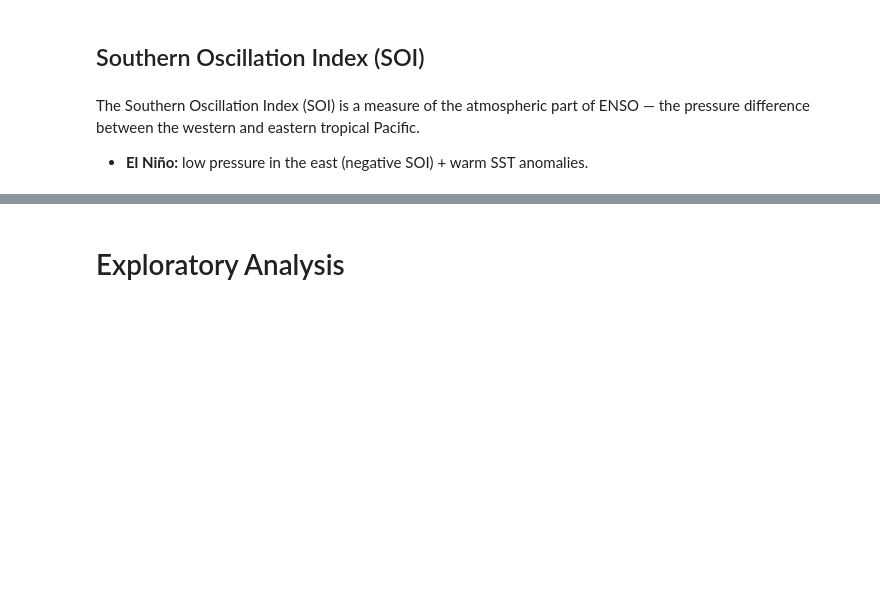
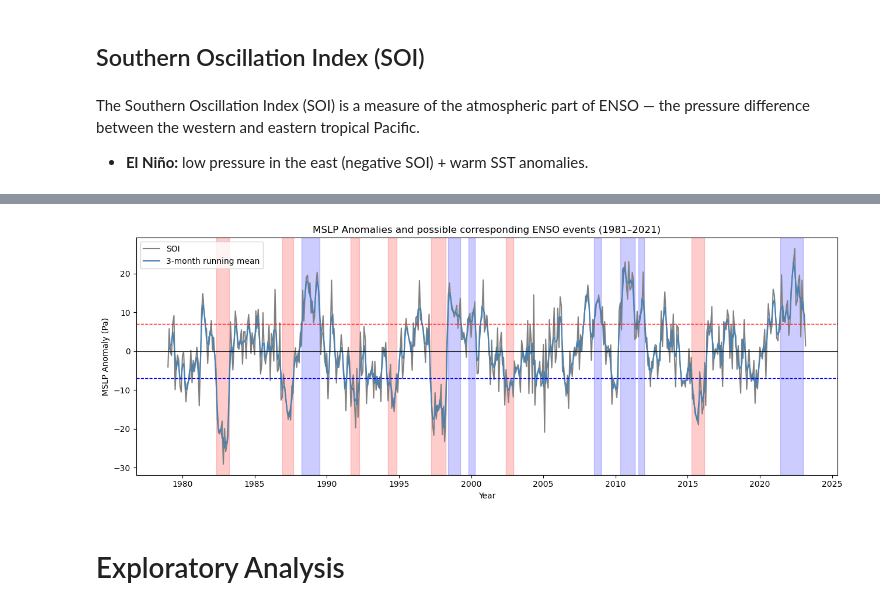
Before and after one commit to marianaolm/ML-climate, a Jupyter notebook: project_elnino.ipynb, the cells around one changed output, grey strips where cells are left out. Saved outputs shown, nothing was run; the diff lists cells and outputs as text; code cells hidden in the pictures; blank space fills up the shorter version.

Commit message:
start soi analysis

```diff
--- a/project_elnino.ipynb
+++ b/project_elnino.ipynb
@@ -366,3 +399,49 @@ soi_raw = tahiti - darwin
+# %%
+# compute SOI time series for the whole period
+month_index = p_diff["time.month"]
+
+soi = 10 * (
+    (p_diff - p_diff_av.sel(month=month_index))
+    / p_diff_std.sel(month=month_index)
+)
+# %%
+# find anomalies
+soi_3mo = soi.rolling(time=3, center=True).mean()
+
+soi = soi.to_series()
+soi_3mo = soi_3mo.to_series()
+
+negative = soi_3mo < -7
+positive = soi_3mo > 7
+
+soi_neg_periods = find_events(negative) # indicate el nino
+soi_pos_periods = find_events(positive) # indicate la nina
+# %%
+plt.figure(figsize=(13,5))
+plt.plot(soi.index, soi, color='gray', label='SOI')
+plt.plot(soi.index, soi_3mo, color='steelblue', label='3-month running mean')
+
+plt.axhline(7, color='red', linestyle='--', linewidth=1)
+plt.axhline(-7, color='blue', linestyle='--', linewidth=1)
+plt.axhline(0, color='black', linewidth=0.8)
+
+# Shade El Niño and La Niña events
+for start, end in soi_neg_periods:
+    plt.axvspan(start, end, color='red', alpha=0.2)
+for start, end in soi_pos_periods:
+    plt.axvspan(start, end, color='blue', alpha=0.2)
+
+plt.gca().xaxis.set_major_locator(mdates.YearLocator(5))
+plt.gca().xaxis.set_major_formatter(mdates.DateFormatter('%Y'))
+
+plt.title('MSLP Anomalies and possible corresponding ENSO events (1981–2021)')
+plt.xlabel('Year')
+plt.ylabel('MSLP Anomaly (Pa)')
+plt.legend()
+plt.tight_layout()
+plt.show()
+# %% [output]
+[figure, added]
 # %% [markdown]
 # Exploratory Analysis
 # %% [markdown]
```
Also changed, not shown: parts of 8 cells of this notebook.
